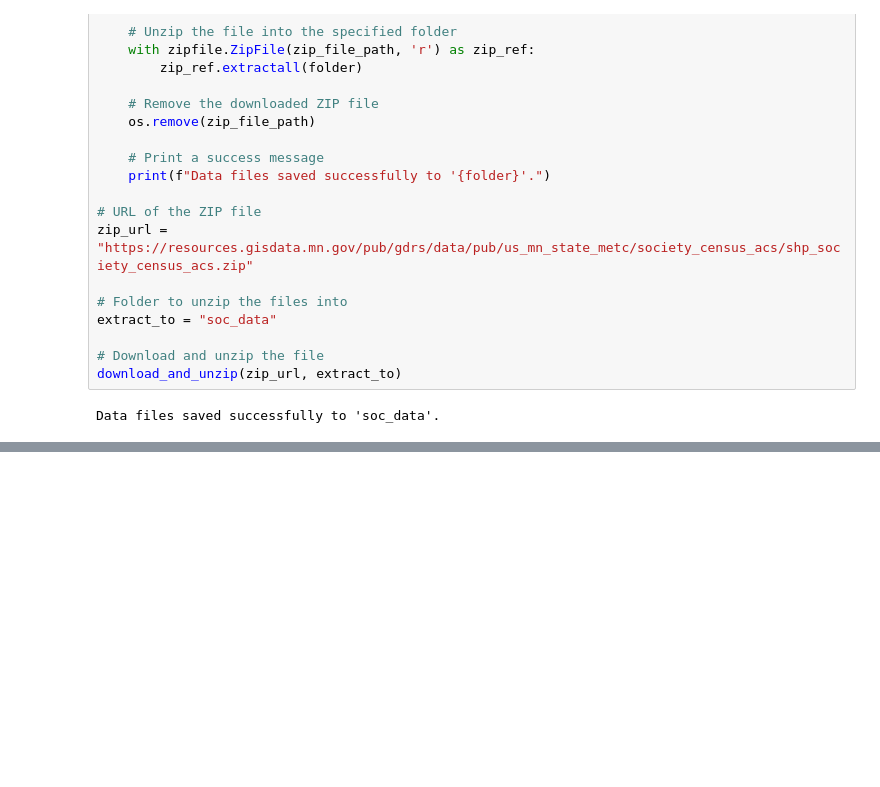
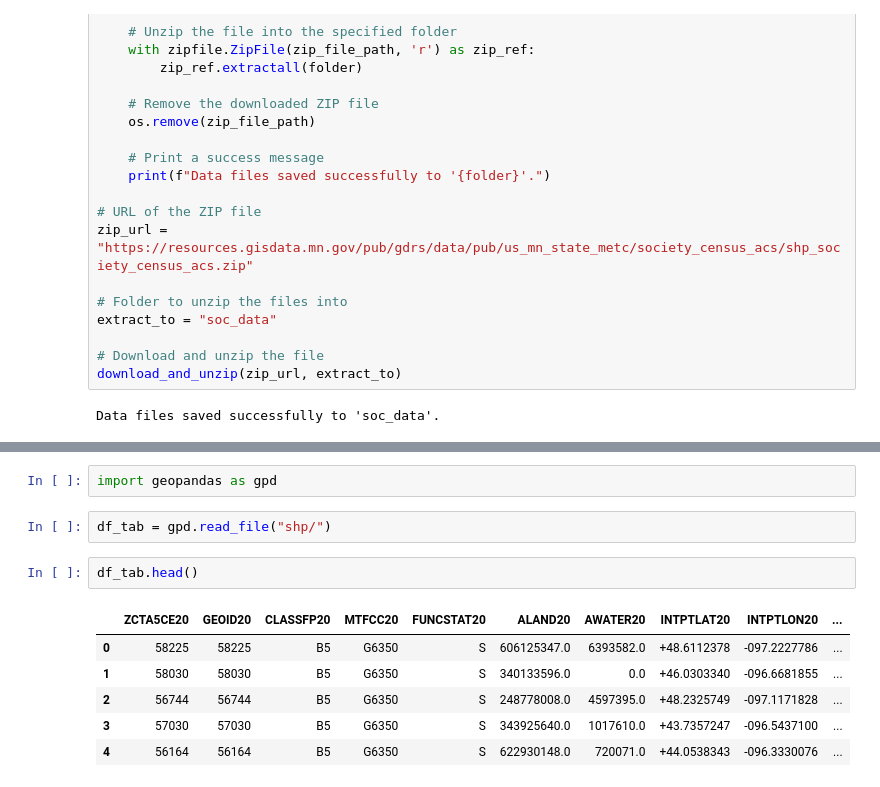
Before and after one commit to saroja2357/EV-Customer-Segments-, a Jupyter notebook: EVAnalysis.ipynb, the cells around one changed output, grey strips where cells are left out. Drawn from its saved outputs; the diff is of its cells as text; blank space fills up the shorter version.

```diff
--- a/EVAnalysis.ipynb
+++ b/EVAnalysis.ipynb
@@ -228,0 +269,13 @@ Data files saved successfully to 'soc_data'.
+# %%
+import geopandas as gpd
+# %%
+df_tab = gpd.read_file("shp/")
+# %%
+df_tab.head()
+# %% [output]
+|  | ZCTA5CE20 | GEOID20 | CLASSFP20 | MTFCC20 | FUNCSTAT20 | ALAND20 | AWATER20 | INTPTLAT20 | INTPTLON20 | ... |
+| 0 | 58225 | 58225 | B5 | G6350 | S | 606125347.0 | 6393582.0 | +48.6112378 | -097.2227786 | ... |
+| 1 | 58030 | 58030 | B5 | G6350 | S | 340133596.0 | 0.0 | +46.0303340 | -096.6681855 | ... |
+| 2 | 56744 | 56744 | B5 | G6350 | S | 248778008.0 | 4597395.0 | +48.2325749 | -097.1171828 | ... |
+| 3 | 57030 | 57030 | B5 | G6350 | S | 343925640.0 | 1017610.0 | +43.7357247 | -096.5437100 | ... |
+| 4 | 56164 | 56164 | B5 | G6350 | S | 622930148.0 | 720071.0 | +44.0538343 | -096.3330076 | ... |
```
Also changed, not shown: parts of 21 cells of this notebook, 31 other files.
